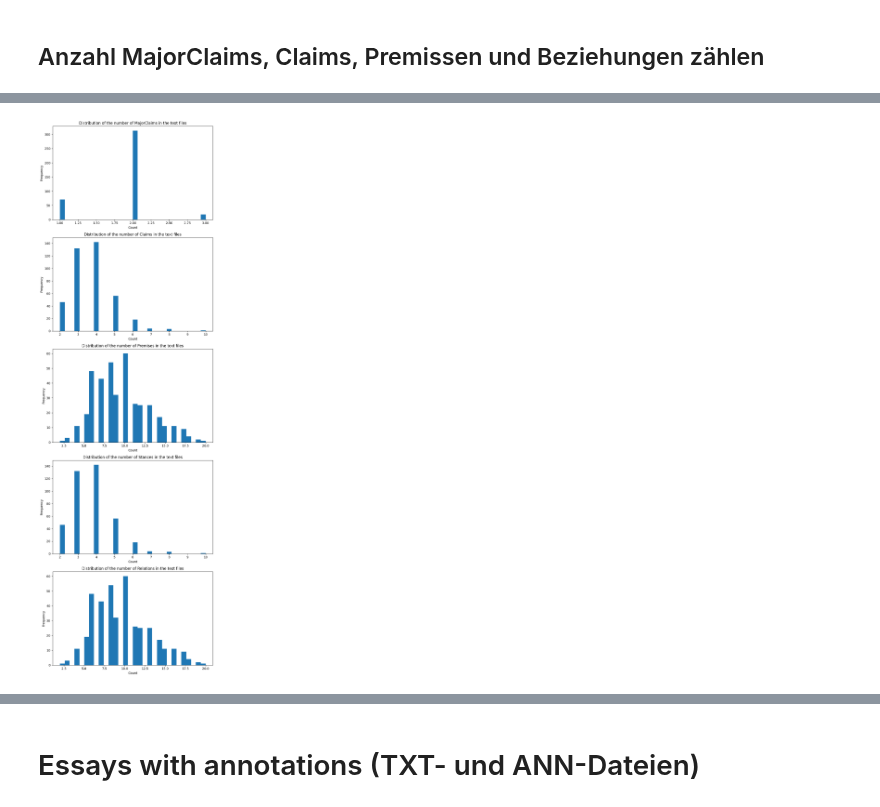
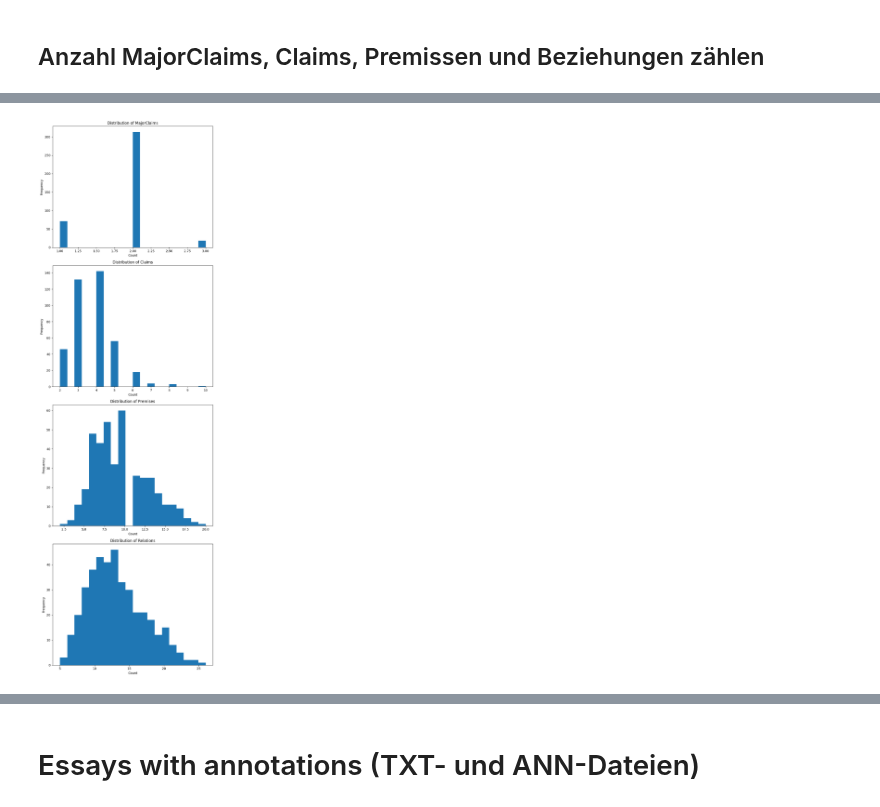
Before and after one commit to BF-DS/argument-mining, a Jupyter notebook: 1.EDA.ipynb, the cells around one changed output, grey strips where cells are left out. Drawn from its saved outputs; the diff is of its cells as text; code cells hidden in the pictures.

Commit message:
adding stances to relations

```diff
--- a/1.EDA.ipynb
+++ b/1.EDA.ipynb
@@ -261,8 +269,8 @@ def count_entities(files_list):
         majorclaims = 0
         claims = 0
         premises = 0
-        stances = 0
-        relation = 0
+        #stances = 0
+        relation = 0 # stances werden als Beziehungen gezählt
         with open(file_path, 'r') as file:
             lines = file.readlines()
             for line in lines:
@@ -277,7 +285,7 @@ def count_entities(files_list):
                 elif line.startswith('A'):
                     entity = line.split('\t')[1].split(' ')[0]
                     if entity == 'Stance':
-                        stances += 1
+                        relation += 1
                 elif line.startswith('R'):
                     relation += 1
             token_count = num_tokens_from_string(' '.join(lines), model_id)
@@ -286,9 +294,9 @@ def count_entities(files_list):
                      'MajorClaims': majorclaims,
                      'Claims': claims,
                      'Premises': premises,
-                     'Stances': stances,
+                     #'Stances': stances,
                      'Relations': relation,
-                     'Total': majorclaims + claims + premises + stances + relation,
+                     'Total': majorclaims + claims + premises + relation,
                      'TokenCount_ann': token_count})
 
     df = pd.DataFrame(data)
@@ -331,55 +337,49 @@ count_df.describe()
 # %%
 # distribution of the number of entities in the text files
-fig, axs = plt.subplots(5, 1, figsize=(8, 25))
+fig, axs = plt.subplots(4, 1, figsize=(8, 25))
 
 # MajorClaims count distribution
-axs[0].hist(count_df['MajorClaims'], bins=30)
-axs[0].set_title('Distribution of the number of MajorClaims in the text files')
+axs[0].hist(count_df['MajorClaims'], bins=20)
+axs[0].set_title('Distribution of MajorClaims')
 axs[0].set_xlabel('Count')
 axs[0].set_ylabel('Frequency')
 
 # Claims count distribution
-axs[1].hist(count_df['Claims'], bins=30)
-axs[1].set_title('Distribution of the number of Claims in the text files')
+axs[1].hist(count_df['Claims'], bins=20)
+axs[1].set_title('Distribution of Claims')
 axs[1].set_xlabel('Count')
 axs[1].set_ylabel('Frequency')
 
 # Premises count distribution
-axs[2].hist(count_df['Premises'], bins=30)
-axs[2].set_title('Distribution of the number of Premises in the text files')
+axs[2].hist(count_df['Premises'], bins=20)
+axs[2].set_title('Distribution of Premises')
 axs[2].set_xlabel('Count')
 axs[2].set_ylabel('Frequency')
 
-# Stances count distribution
-axs[3].hist(count_df['Stances'], bins=30)
-axs[3].set_title('Distribution of the number of Stances in the text files')
+# Relations count distribution
+axs[3].hist(count_df['Relations'], bins=20)
+axs[3].set_title('Distribution of Relations')
 axs[3].set_xlabel('Count')
 axs[3].set_ylabel('Frequency')
-
-# Relations count distribution
-axs[4].hist(count_df['Relations'], bins=30)
-axs[4].set_title('Distribution of the number of Relations in the text files')
-axs[4].set_xlabel('Count')
-axs[4].set_ylabel('Frequency')
 
 plt.tight_layout()
 plt.show()
 
 # # distribution of the total number of entities in the text files
-# plt.hist(count_df['Total'], bins=30)
+# plt.hist(count_df['Total'], bins=20)
 # plt.title('Distribution of the total number of entities in the text files')
 # plt.xlabel('Count')
 # plt.ylabel('Frequency')
 # plt.show()
 
 # # distribution of the token count in the text files
 # plt.hist(count_df['TokenCount'], bins=30)
 # plt.title('Distribution of the token count in the text files')
 # plt.xlabel('Count')
 # plt.ylabel('Frequency')
 # plt.show()
 # %% [output]
-[figure, old version]
+[figure, new version]
 # %%
 # plot stacked bar chart for the number of entities in each file
 fig, ax = plt.subplots(figsize=(15, 10))
```
Also changed, not shown: parts of 16 cells of this notebook.
